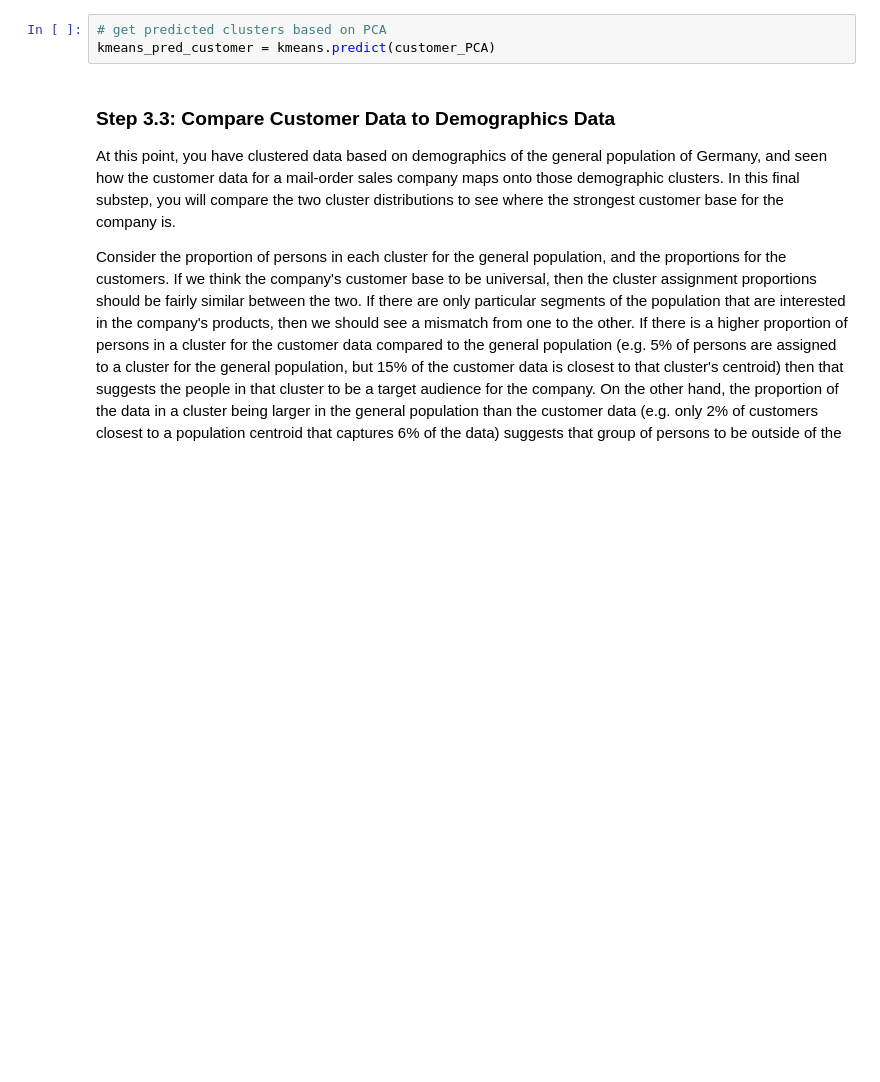
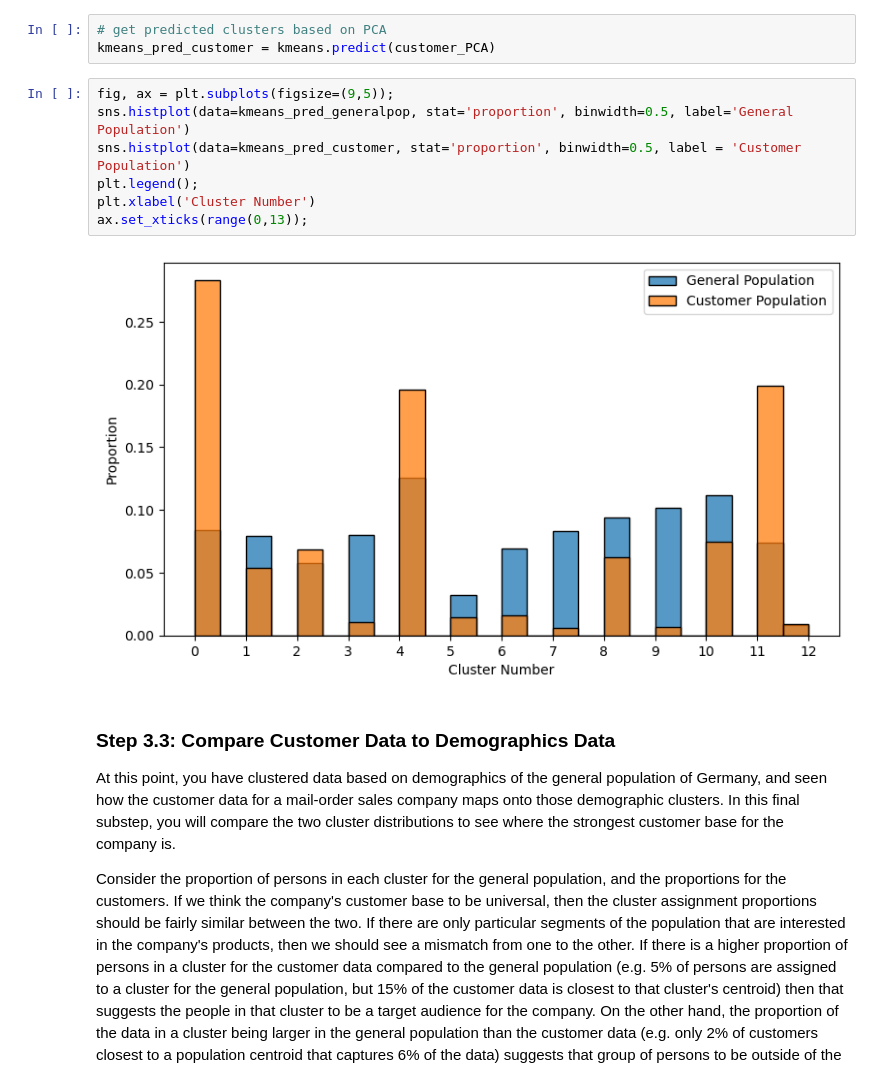
Before and after one commit to charlesbeacham/unsupervised_udacity, a Jupyter notebook: Identify_Customer_Segments.ipynb, the cells around one changed output. Saved outputs shown, nothing was run; the diff lists cells and outputs as text; blank space fills up the shorter version.

```diff
--- a/Identify_Customer_Segments.ipynb
+++ b/Identify_Customer_Segments.ipynb
@@ -899,6 +899,15 @@ customer_PCA = pca.transform(customers_scaled)
 # %%
 # get predicted clusters based on PCA
 kmeans_pred_customer = kmeans.predict(customer_PCA)
+# %%
+fig, ax = plt.subplots(figsize=(9,5));
+sns.histplot(data=kmeans_pred_generalpop, stat='proportion', binwidth=0.5, label='General Population')
+sns.histplot(data=kmeans_pred_customer, stat='proportion', binwidth=0.5, label = 'Customer Population')
+plt.legend();
+plt.xlabel('Cluster Number')
+ax.set_xticks(range(0,13));
+# %% [output]
+[figure, added]
 # %% [markdown]
 ### Step 3.3: Compare Customer Data to Demographics Data
 
```
Also changed, not shown: parts of 2 cells of this notebook.
